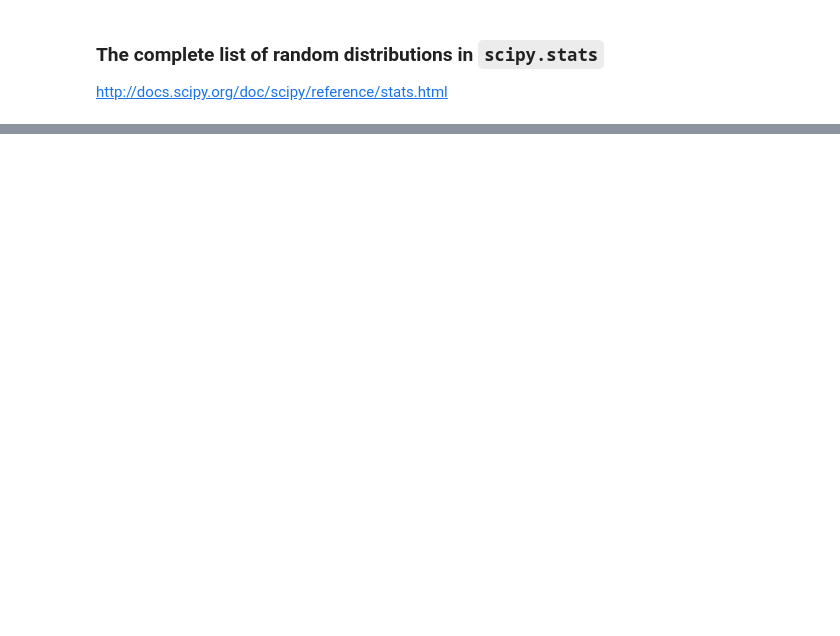
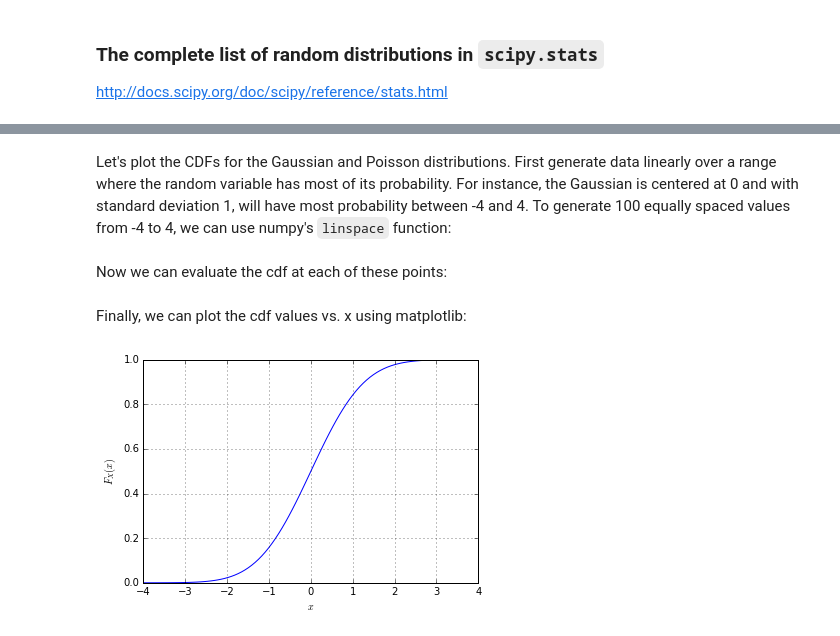
Before and after one commit to jmshea/EEL5544, a Jupyter notebook: scipy-stats.ipynb, the cells around one changed output, grey strips where cells are left out. Saved outputs shown, nothing was run; the diff lists cells and outputs as text; code cells hidden in the pictures; blank space fills up the shorter version.

```diff
--- a/scipy-stats.ipynb
+++ b/scipy-stats.ipynb
@@ -161,0 +135,2 @@ plt.grid(True)
+# %% [markdown]
+Let's plot the CDFs for the Gaussian and Poisson distributions. First generate data linearly over a range where the random variable has most of its probability. For instance, the Gaussian is centered at 0 and with standard deviation 1, will have most probability between -4 and 4. To generate 100 equally spaced values from -4 to 4, we can use numpy's ``linspace`` function:
@@ -161,0 +139,13 @@ plt.grid(True)
+# %% [markdown]
+Now we can evaluate the cdf at each of these points:
+# %%
+cdfvals = stats.norm.cdf(x)
+# %% [markdown]
+Finally, we can plot the cdf values vs. x using matplotlib:
+# %%
+plt.plot(x, cdfvals)
+plt.ylabel('$F_X(x)$')
+plt.xlabel('$x$')
+plt.grid(True)
+# %% [output]
+[figure, added]
```
Also changed, not shown: parts of 64 cells of this notebook.
